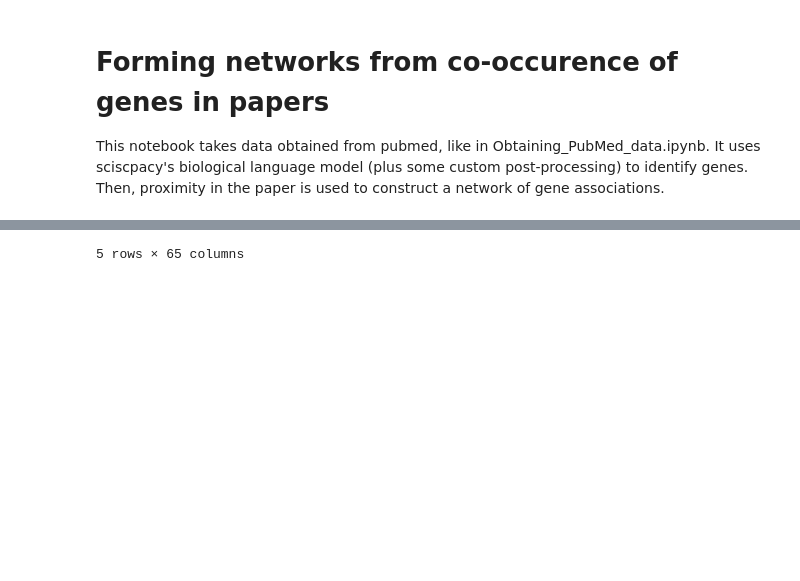
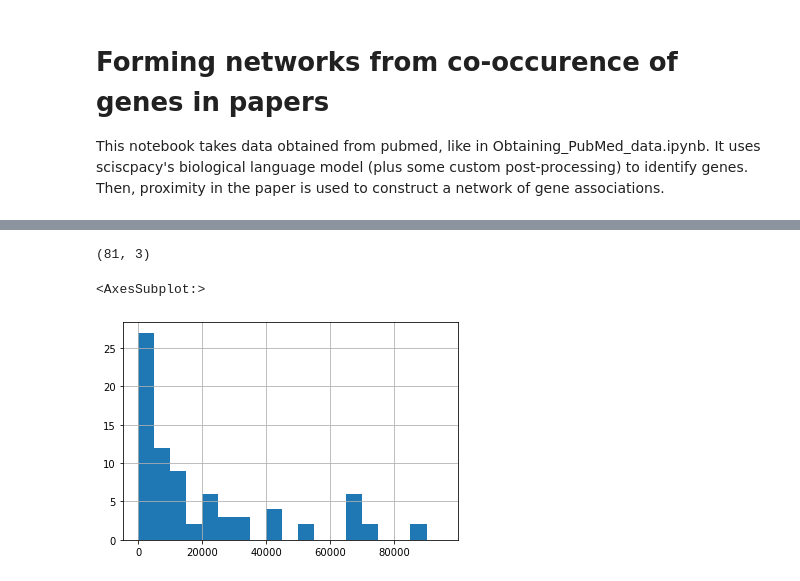
Before and after one commit to UvA-DSC/nlp_pubmed, a Jupyter notebook: form_networks.ipynb, the cells around one changed output, grey strips where cells are left out. Saved outputs shown, nothing was run; the diff lists cells and outputs as text; code cells hidden in the pictures; blank space fills up the shorter version.

```diff
--- a/form_networks.ipynb
+++ b/form_networks.ipynb
@@ -33,13 +34,15 @@ for ent in docs[2].ents:
 # Calculate distances
 pos1 = np.array(positions)
 pos2 = pos1.reshape(-1, 1)
-dists = pos1-pos2
+dists = abs((pos1-pos2).astype(float))
 # Set diagonal to inf
-# dists[]
+i = np.arange(len(pos1))
+dists[i,i] = np.inf
 # Make DataFrame
-dist_df = pd.DataFrame(dists, columns=genes, index=genes)
-
-# Flatten
-# dist_df.melt(id_vars=, var_name='distance')
-dist_df.head()
+dist_df = pd.DataFrame(dists, columns=genes, index=genes).reset_index().rename(columns={'index':'Gene'})
+# Long form
+distances = dist_df.melt(id_vars=['Gene'], value_vars=genes, var_name='Gene2', value_name='distance')
+combinations = (distances.groupby(['Gene', 'Gene2']).distance.min()).reset_index()
+print(combinations.shape)
+combinations.distance.hist(bins=np.arange(0,100000,5000))
 # %% [output]
@@ -52,2 +49,4 @@ dist_df.head()
-5 rows × 65 columns
+(81, 3)
+<AxesSubplot:>
+[figure, added]
 # %%
```
Also changed, not shown: parts of 5 cells of this notebook.
